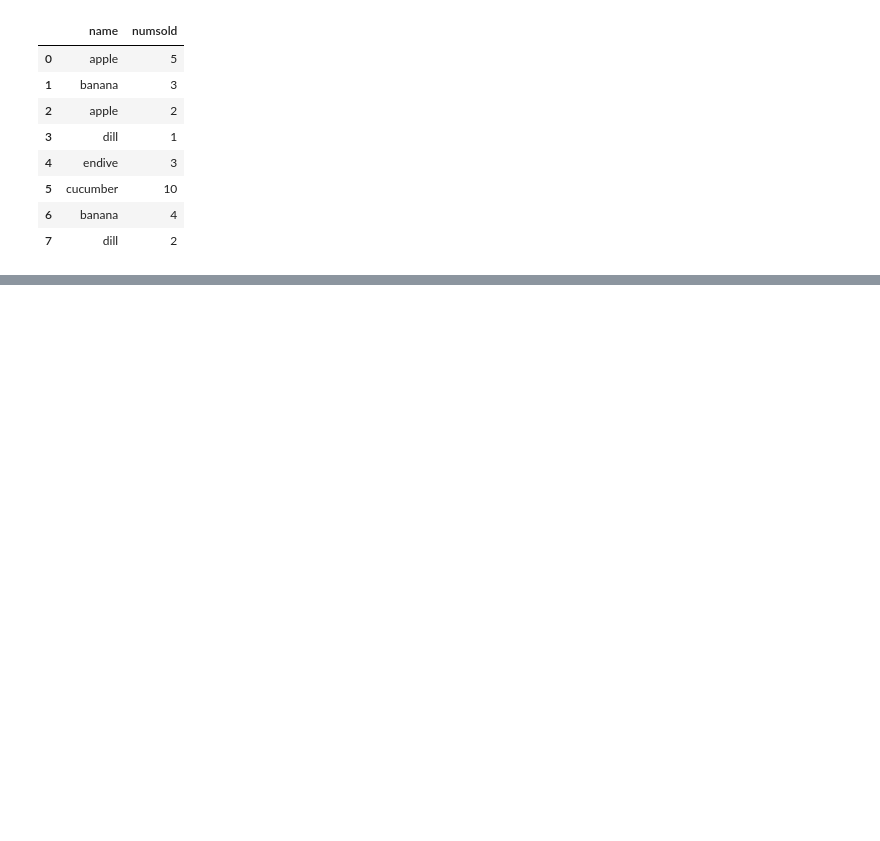
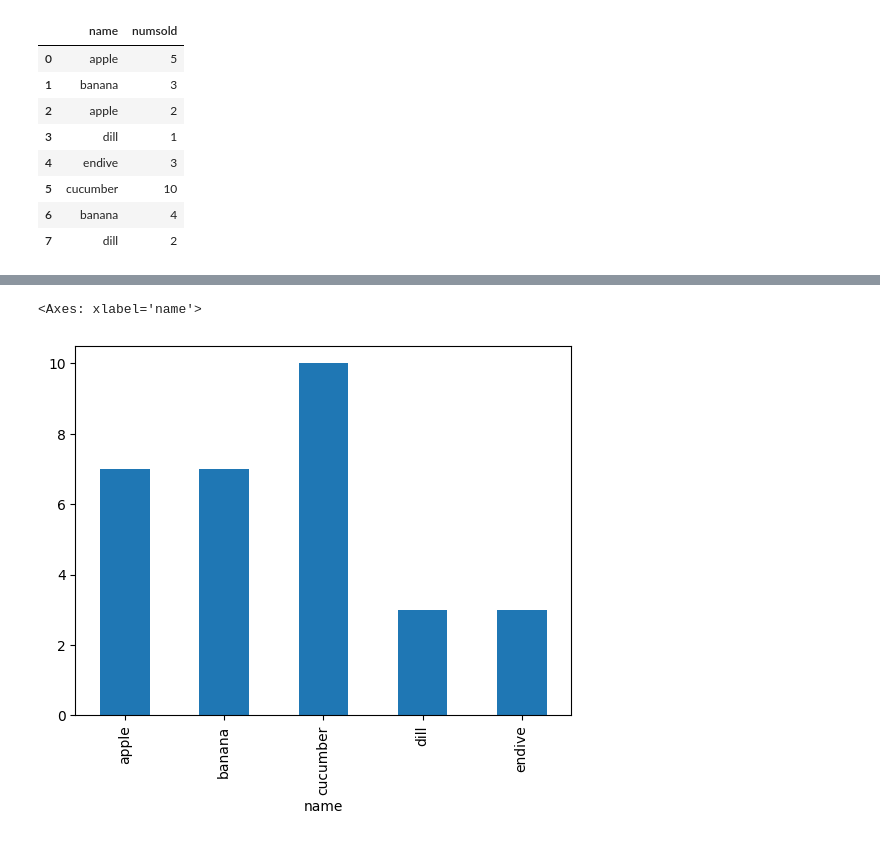
Before and after one commit to reuven/oreilly-2025-05May-pandas, a Jupyter notebook: OReilly - 2025-05May-19.ipynb, the cells around one changed output, grey strips where cells are left out. Cells and saved outputs as stored; diff of their text form; code cells hidden in the pictures; blank space fills up the shorter version.

```diff
--- a/OReilly - 2025-05May-19.ipynb
+++ b/OReilly - 2025-05May-19.ipynb
@@ -1485,0 +1496,5 @@ sales
+# %%
+sales.groupby('name')['numsold'].sum().plot.bar()
+# %% [output]
+<Axes: xlabel='name'>
+[figure, added]
```
Also changed, not shown: parts of 2 cells of this notebook.
